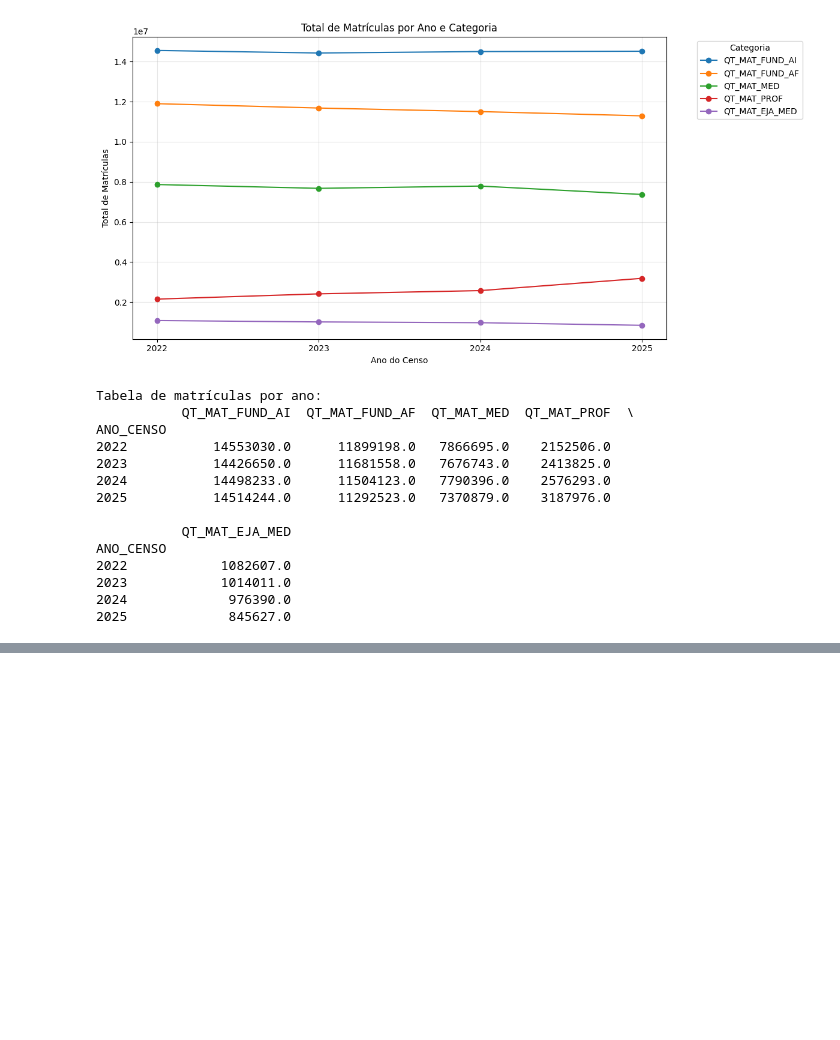
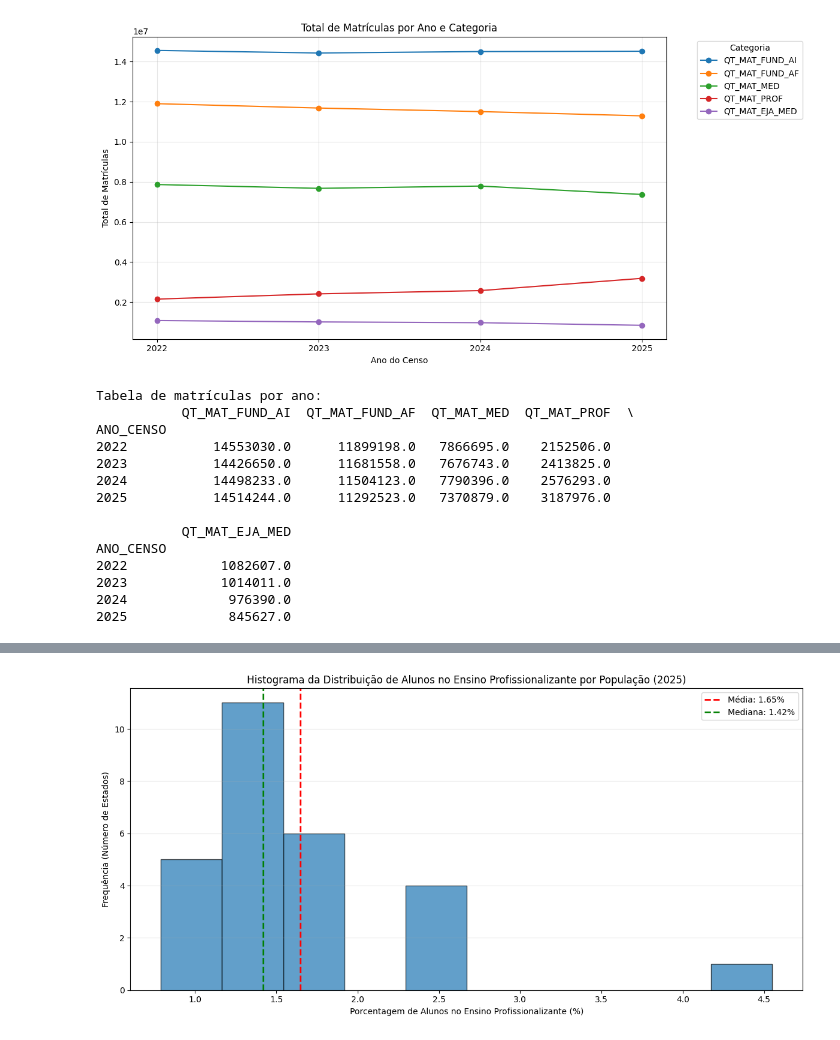
Before and after one commit to leandroguarino/projeto_ia_censo_escolar, a Jupyter notebook: notebooks/05_visualizacao_totais.ipynb, the cells around one changed output, grey strips where cells are left out. Drawn from its saved outputs; the diff is of its cells as text; code cells hidden in the pictures; blank space fills up the shorter version.

```diff
--- a/notebooks/05_visualizacao_totais.ipynb
+++ b/notebooks/05_visualizacao_totais.ipynb
@@ -169,0 +437,91 @@ ANO_CENSO
+# %%
+import matplotlib.pyplot as plt
+import numpy as np
+
+# Dados de população por estado (IBGE 2025)
+populacao_por_estado = {
+    'SP': 46081801,
+    'MG': 21393441,
+    'RJ': 17223547,
+    'BA': 14870907,
+    'PR': 11890517,
+    'RS': 11233263,
+    'PE': 9562007,
+    'CE': 9268836,
+    'PA': 8711196,
+    'SC': 8187029,
+    'GO': 7423629,
+    'MA': 7018211,
+    'AM': 4321616,
+    'PB': 4164468,
+    'ES': 4126854,
+    'MT': 3893659,
+    'RN': 3455236,
+    'PI': 3384547,
+    'AL': 3220848,
+    'DF': 2996899,
+    'MS': 2924631,
+    'SE': 2299425,
+    'RO': 1751950,
+    'TO': 1586859,
+    'AC': 884372,
+    'AP': 806517,
+    'RR': 738772
+}
+
+# Verificar qual coluna de estado usar
+coluna_uf = 'SG_UF' if 'SG_UF' in df_total.columns else 'CO_UF'
+
+if coluna_uf in df_total.columns and 'QT_MAT_PROF' in df_total.columns:
+    # Filtrar dados de 2025 e agrupar por estado
+    dados_2025 = df_total[df_total['ANO_CENSO'] == 2025].groupby(coluna_uf)['QT_MAT_PROF'].sum()
+
+    # Calcular porcentagem de alunos em relação à população
+    porcentagens = []
+    estados = []
+    for estado, matriculas in dados_2025.items():
+        if estado in populacao_por_estado:
+            pop = populacao_por_estado[estado]
+            porcentagem = (matriculas / pop) * 100
+            porcentagens.append(porcentagem)
+            estados.append(estado)
+
+    # Criar série com as porcentagens
+    serie_porcentagens = pd.Series(porcentagens, index=estados)
+
+    # Criar histograma
+    plt.figure(figsize=(12, 6))
+    plt.hist(serie_porcentagens.values, bins=10, edgecolor='black', alpha=0.7)
+    plt.axvline(serie_porcentagens.mean(), color='red', linestyle='--', linewidth=2, label=f'Média: {serie_porcentagens.mean():.2f}%')
+    plt.axvline(serie_porcentagens.median(), color='green', linestyle='--', linewidth=2, label=f'Mediana: {serie_porcentagens.median():.2f}%')
+
+    plt.xlabel('Porcentagem de Alunos no Ensino Profissionalizante (%)')
+    plt.ylabel('Frequência (Número de Estados)')
+    plt.title('Histograma da Distribuição de Alunos no Ensino Profissionalizante por População (2025)')
+    plt.legend()
+    plt.grid(axis='y', alpha=0.3)
+    plt.tight_layout()
+    plt.show()
+
+    # Exibir estatísticas
+    print(f"{'='*70}")
+    print(f"ESTATÍSTICAS - PORCENTAGEM DE ALUNOS POR POPULAÇÃO (2025)")
+    print(f"{'='*70}")
+    print(f"\nMédia: {serie_porcentagens.mean():.2f}%")
+    print(f"Mediana: {serie_porcentagens.median():.2f}%")
+    print(f"Desvio Padrão: {serie_porcentagens.std():.2f}%")
+    print(f"Valor Mínimo: {serie_porcentagens.min():.2f}%")
+    print(f"Valor Máximo: {serie_porcentagens.max():.2f}%")
+    print(f"Total de Estados: {len(serie_porcentagens)}")
+
+    # Exibir dados brutos ordenados
+    print(f"\n{'='*70}")
+    print(f"DADOS POR ESTADO - PORCENTAGEM DE ALUNOS (2025)")
+    print(f"{'='*70}")
+    dados_ordenados = serie_porcentagens.sort_values(ascending=False)
+    for estado, porc in dados_ordenados.items():
+        print(f"{estado}: {porc:.2f}%")
+else:
+    print(f"Colunas {coluna_uf} ou QT_MAT_PROF não encontradas no dataframe.")
+# %% [output]
+[figure, added]
```
Also changed, not shown: parts of 6 cells of this notebook.
